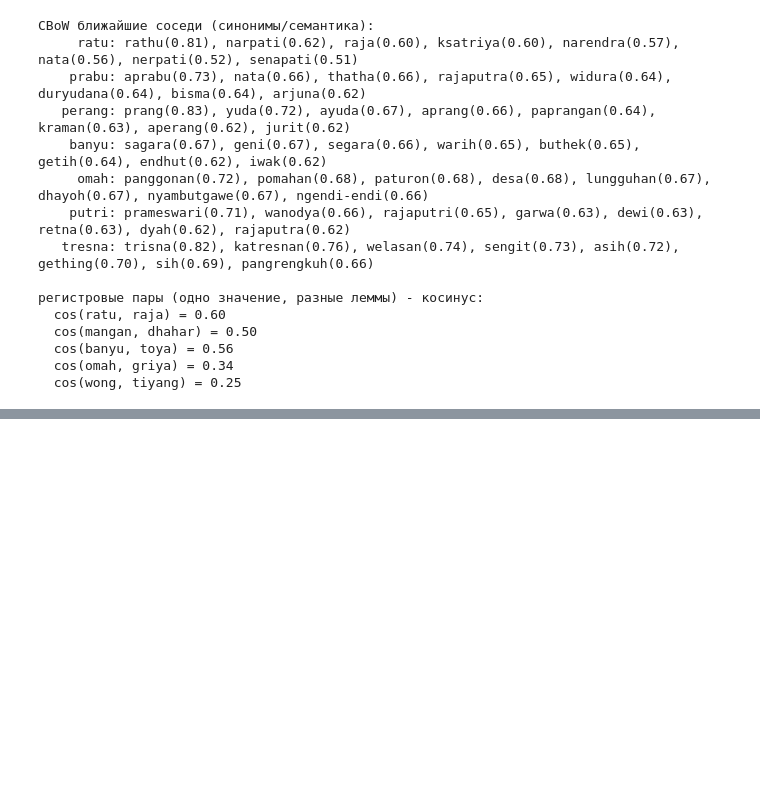
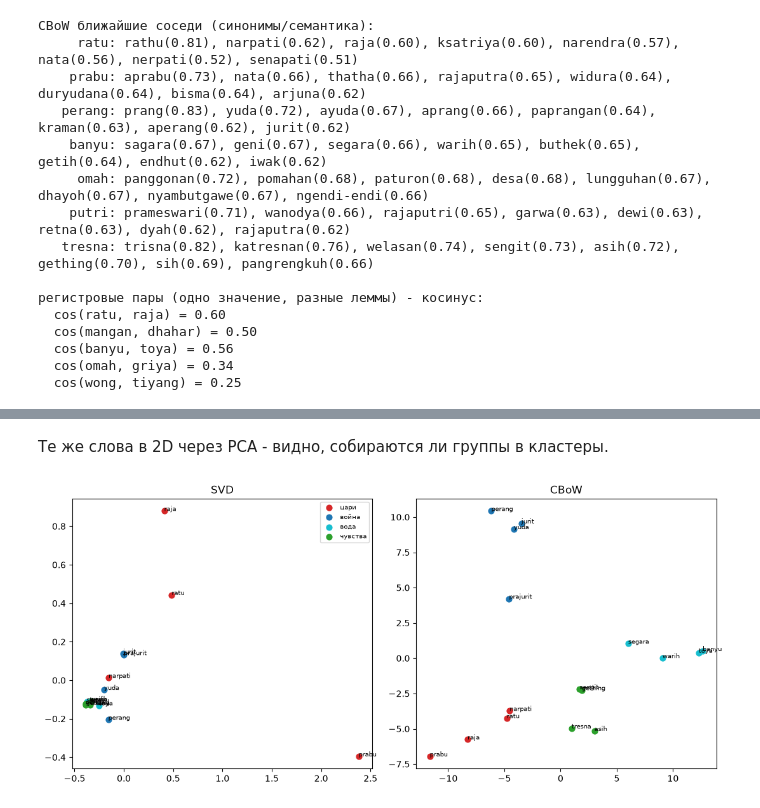
Before and after one commit to fiorigzg/lab, a Jupyter notebook: yavan/work/process_corpus.ipynb, the cells around one changed output, grey strips where cells are left out. Drawn from its saved outputs; the diff is of its cells as text; code cells hidden in the pictures; blank space fills up the shorter version.

```diff
--- a/yavan/work/process_corpus.ipynb
+++ b/yavan/work/process_corpus.ipynb
@@ -1218,0 +1210,15 @@ CBoW ближайшие соседи (синонимы/семантика):
+# %% [markdown]
+Те же слова в 2D через PCA - видно, собираются ли группы в кластеры.
+# %%
+col = dict(zip(GROUPS, ["tab:red","tab:blue","tab:cyan","tab:green"]))
+fig, ax = plt.subplots(1, 2, figsize=(11, 5))
+for k,(name,e) in enumerate(E.items()):
+    P = PCA(2).fit_transform(mat(e, ws))
+    for g, c in col.items():
+        idx = [i for i,gg in enumerate(grp) if gg == g]
+        ax[k].scatter(*P[idx].T, c=c, label=g, s=40)
+        for i in idx: ax[k].annotate(ws[i], P[i], fontsize=7)
+    ax[k].set_title(name)
+ax[0].legend(fontsize=7); plt.tight_layout(); plt.show()
+# %% [output]
+[figure, added]
```
Also changed, not shown: parts of 29 cells of this notebook, 3 other files.
